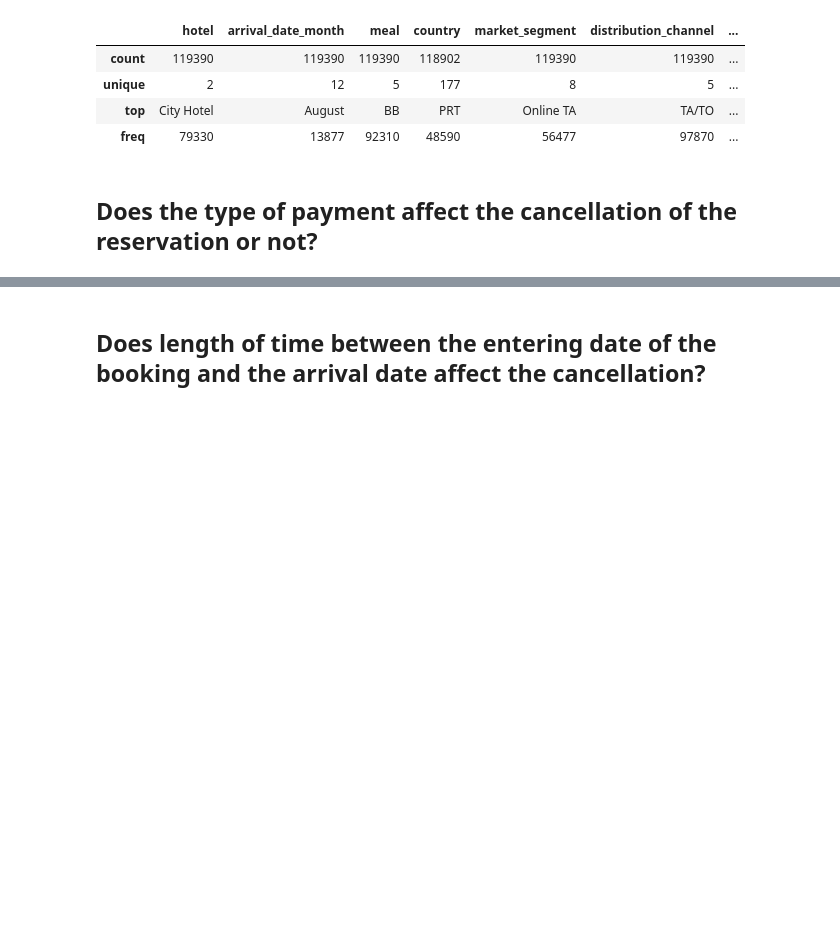
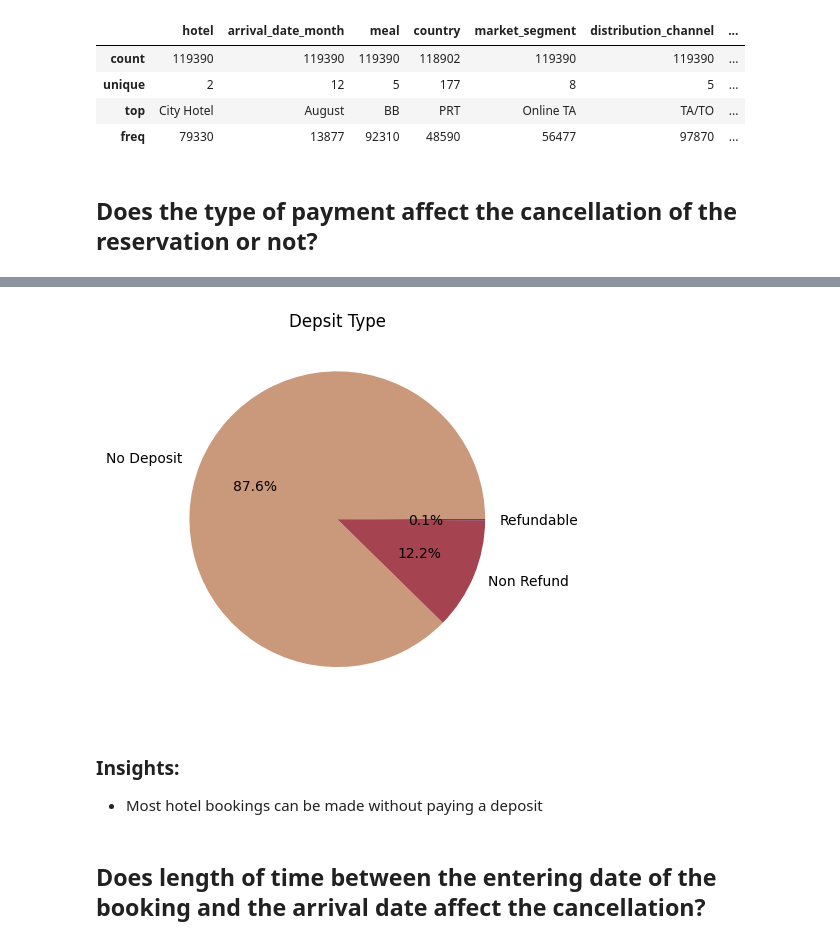
Before and after one commit to Tuwaiq-Data-Science-Bootcamp-V4/PCA-Lab, a Jupyter notebook: CV_Assignment.ipynb, the cells around one changed output, grey strips where cells are left out. Drawn from its saved outputs; the diff is of its cells as text; code cells hidden in the pictures; blank space fills up the shorter version.

```diff
--- a/CV_Assignment.ipynb
+++ b/CV_Assignment.ipynb
@@ -114,2 +138,14 @@ df.describe(include='object')
+# %%
+
+pi = df['deposit_type'].value_counts()
+plt.pie(pi , labels = ['No Deposit ','Non Refund','Refundable'], autopct='%1.1f%%',colors=sns.color_palette("twilight_r"))
+plt.title('Depsit Type')
+
+plt.show()
+# %% [output]
+[figure, added]
+# %% [markdown]
+### Insights:
+- Most hotel bookings can be made without paying a deposit
 # %% [markdown]
 ## Does length of time between the entering date of the booking and the arrival date affect the cancellation?
```
Also changed, not shown: parts of 36 cells of this notebook.
